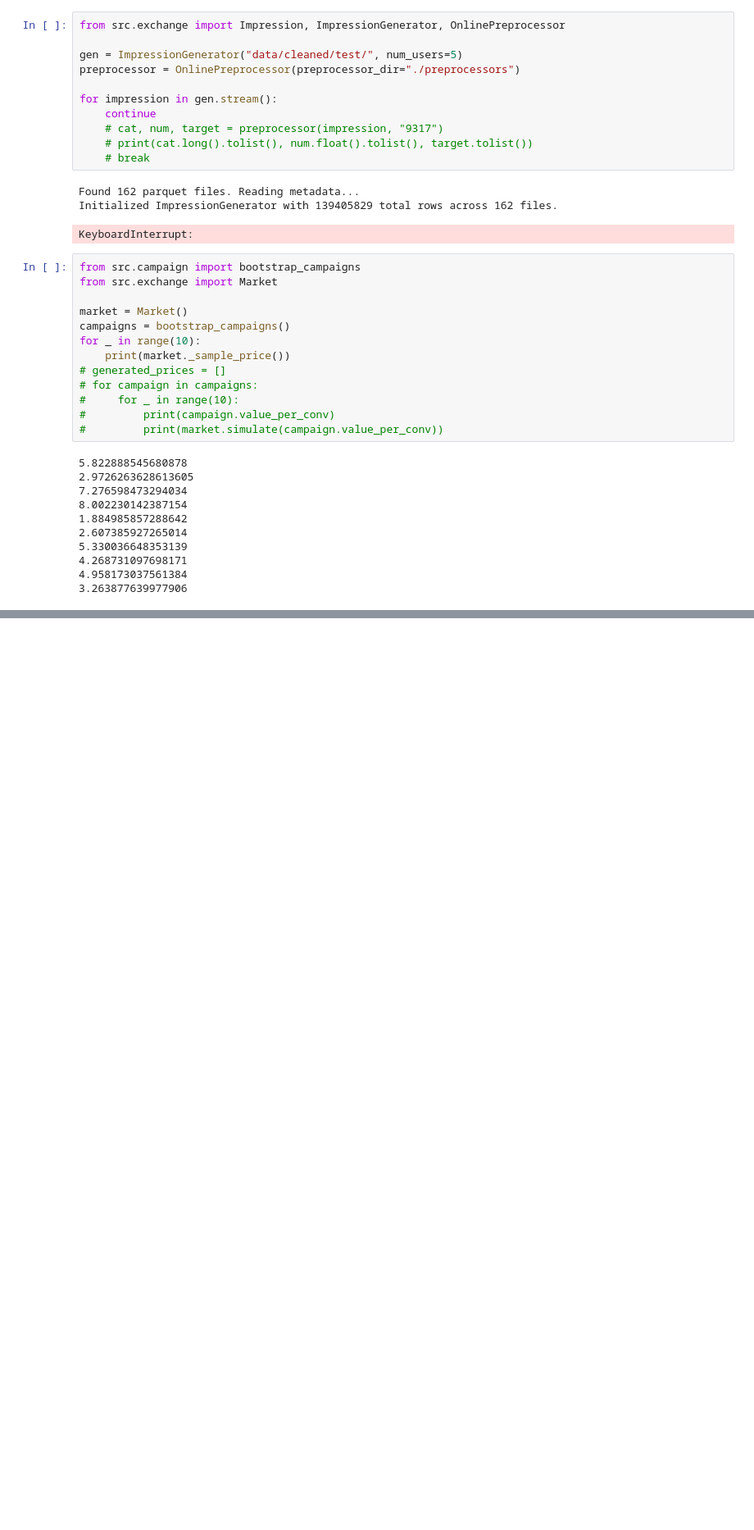
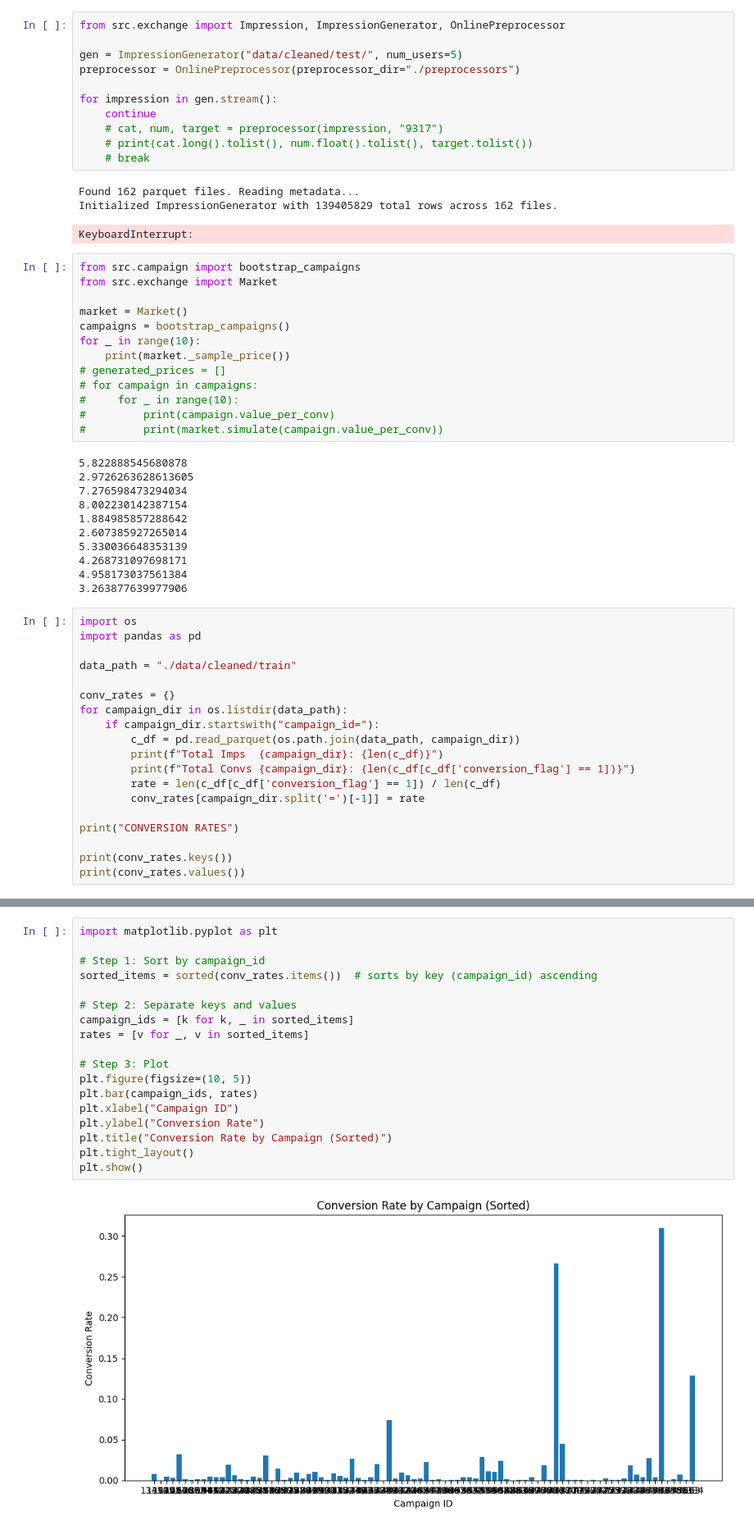
Before and after one commit to paramkpr/AuctioNN, a Jupyter notebook: notebooks/dev.ipynb, the cells around one changed output, grey strips where cells are left out. Shown at 82% size. Drawn from its saved outputs; the diff is of its cells as text; blank space fills up the shorter version.

```diff
--- a/notebooks/dev.ipynb
+++ b/notebooks/dev.ipynb
@@ -739,3 +739,22 @@ for _ in range(10):
 4.268731097698171
 4.958173037561384
 3.263877639977906
+# %%
+import os
+import pandas as pd
+
+data_path = "./data/cleaned/train"
+
+conv_rates = {}
+for campaign_dir in os.listdir(data_path):
+    if campaign_dir.startswith("campaign_id="):
+        c_df = pd.read_parquet(os.path.join(data_path, campaign_dir))
+        print(f"Total Imps  {campaign_dir}: {len(c_df)}")
+        print(f"Total Convs {campaign_dir}: {len(c_df[c_df['conversion_flag'] == 1])}")
+        rate = len(c_df[c_df['conversion_flag'] == 1]) / len(c_df)
+        conv_rates[campaign_dir.split('=')[-1]] = rate
+
+print("CONVERSION RATES")
+
+print(conv_rates.keys())
+print(conv_rates.values())
@@ -741,0 +779,20 @@ for _ in range(10):
+# %%
+import matplotlib.pyplot as plt
+
+# Step 1: Sort by campaign_id
+sorted_items = sorted(conv_rates.items())  # sorts by key (campaign_id) ascending
+
+# Step 2: Separate keys and values
+campaign_ids = [k for k, _ in sorted_items]
+rates = [v for _, v in sorted_items]
+
+# Step 3: Plot
+plt.figure(figsize=(10, 5))
+plt.bar(campaign_ids, rates)
+plt.xlabel("Campaign ID")
+plt.ylabel("Conversion Rate")
+plt.title("Conversion Rate by Campaign (Sorted)")
+plt.tight_layout()
+plt.show()
+# %% [output]
+[figure, added]
```
Also changed, not shown: parts of 7 cells of this notebook, 22 other files.
